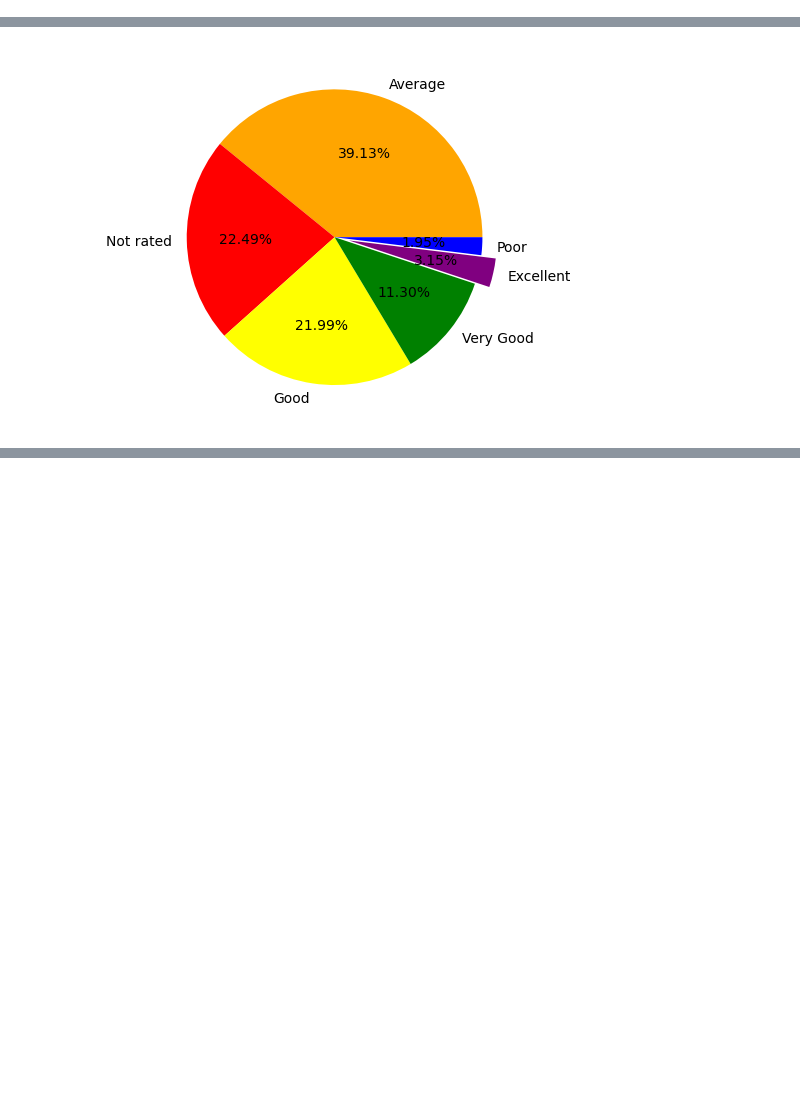
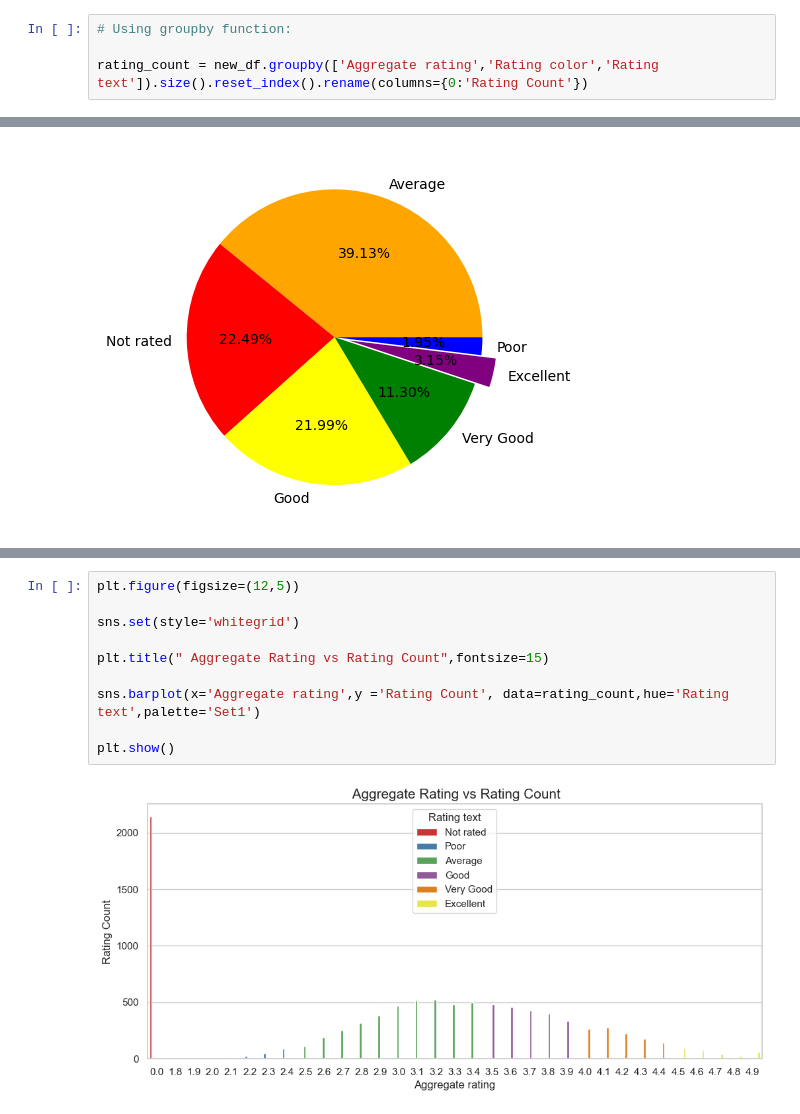
Before and after one commit to ipratyaksh21/Zomato-Delivery-Analysis, a Jupyter notebook: Zomato Data Analysis.ipynb, the cells around one changed output, grey strips where cells are left out. Cells and saved outputs as stored; diff of their text form; blank space fills up the shorter version.

```diff
--- a/Zomato Data Analysis.ipynb
+++ b/Zomato Data Analysis.ipynb
@@ -141,0 +146,4 @@ Index(['Restaurant Name', 'City', 'Address', 'Locality', 'Locality Verbose',
+# %%
+# Using groupby function:
+
+rating_count = new_df.groupby(['Aggregate rating','Rating color','Rating text']).size().reset_index().rename(columns={0:'Rating Count'})
@@ -280,0 +197,12 @@ While,~100 have Table booking.<br><br>
+# %%
+plt.figure(figsize=(12,5))
+
+sns.set(style='whitegrid')
+
+plt.title(" Aggregate Rating vs Rating Count",fontsize=15)
+
+sns.barplot(x='Aggregate rating',y ='Rating Count', data=rating_count,hue='Rating text',palette='Set1')
+
+plt.show()
+# %% [output]
+[figure, added]
```
Also changed, not shown: parts of 46 cells of this notebook.
